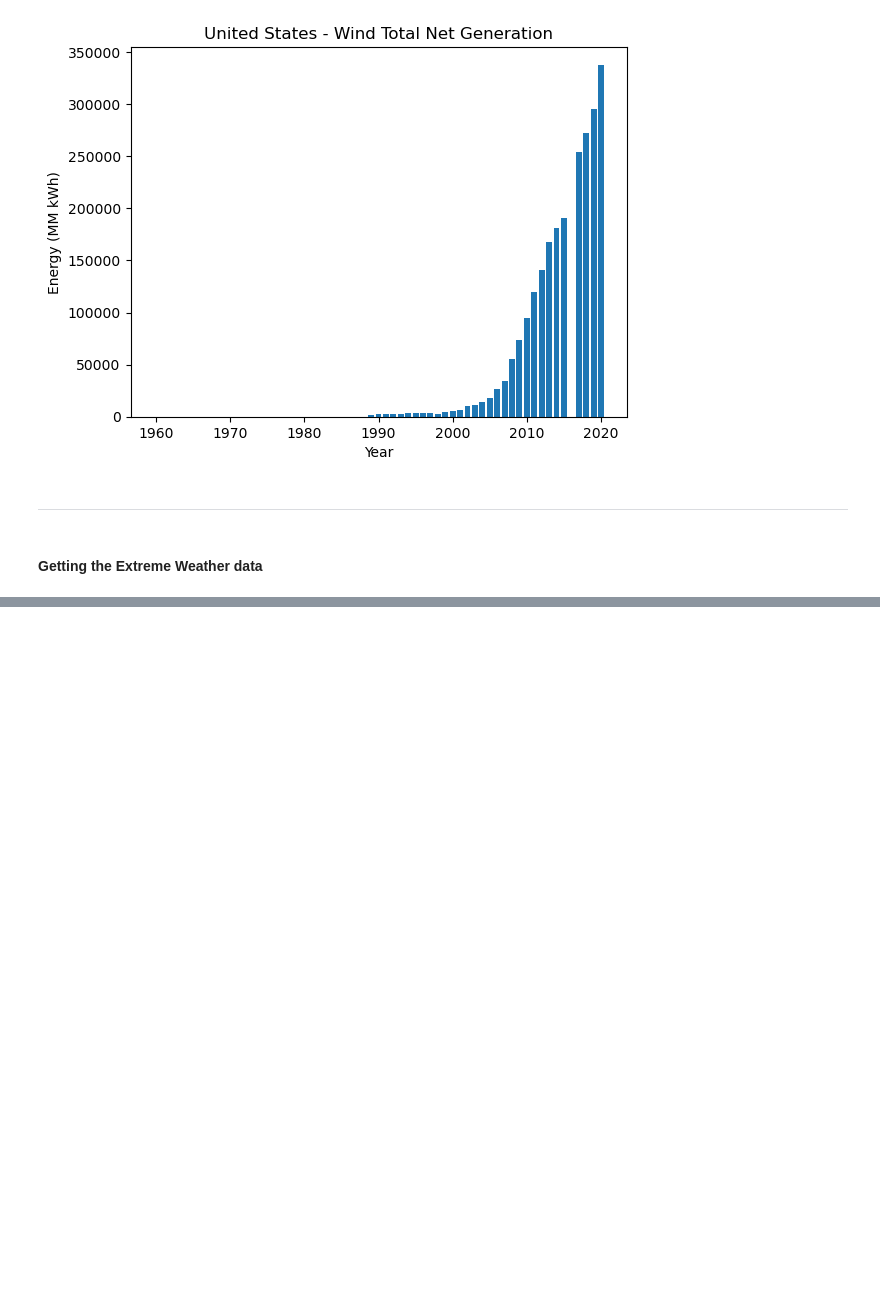
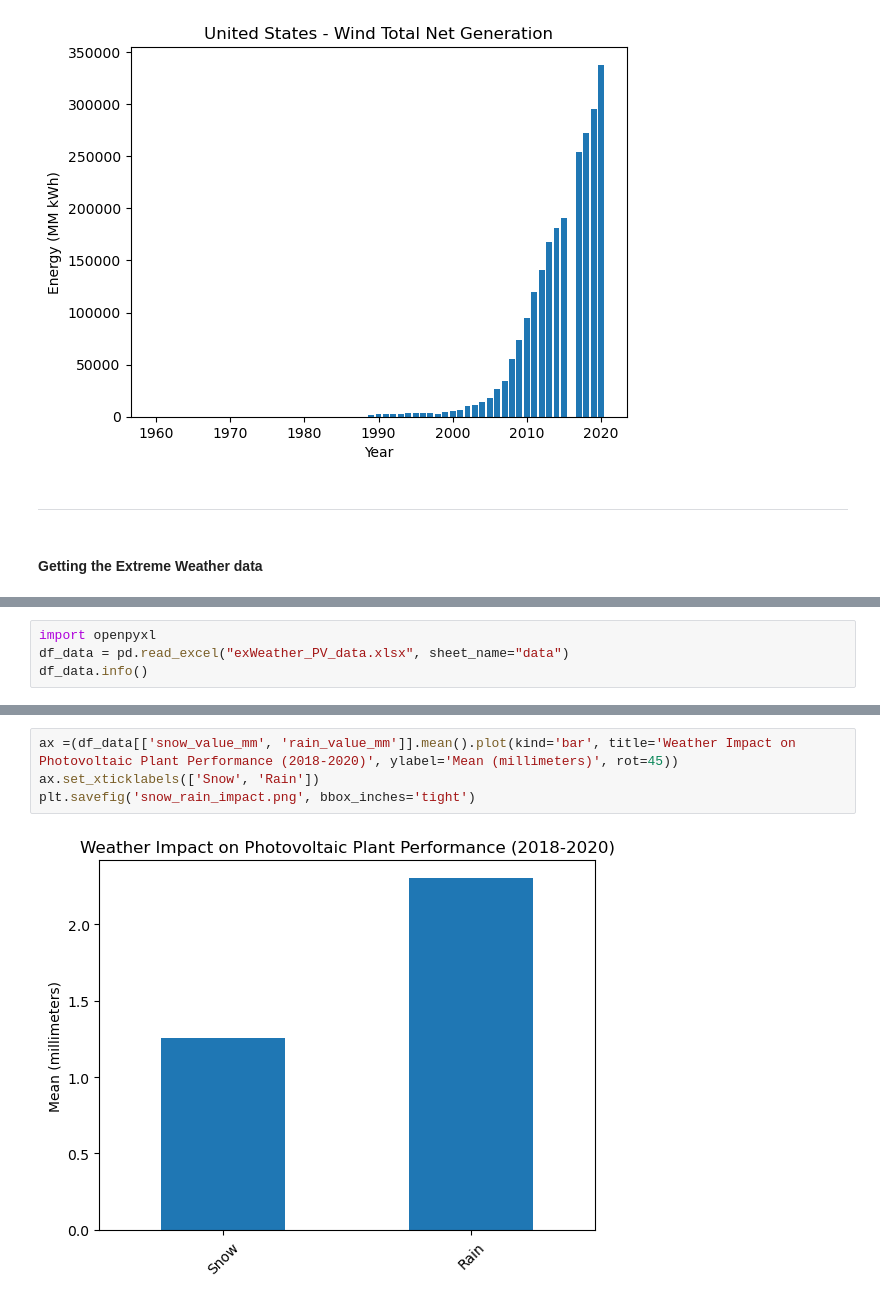
Before and after one commit to mcarbajal2/IFI8420-Assignments, a Jupyter notebook: Final Project/final_project.ipynb, the cells around one changed output, grey strips where cells are left out. Cells and saved outputs as stored; diff of their text form; blank space fills up the shorter version.

```diff
--- a/Final Project/final_project.ipynb
+++ b/Final Project/final_project.ipynb
@@ -252,0 +257,4 @@ plt.show()
+# %%
+import openpyxl
+df_data = pd.read_excel("exWeather_PV_data.xlsx", sheet_name="data")
+df_data.info()
@@ -252,0 +341,6 @@ plt.show()
+# %%
+ax =(df_data[['snow_value_mm', 'rain_value_mm']].mean().plot(kind='bar', title='Weather Impact on Photovoltaic Plant Performance (2018-2020)', ylabel='Mean (millimeters)', rot=45))
+ax.set_xticklabels(['Snow', 'Rain'])
+plt.savefig('snow_rain_impact.png', bbox_inches='tight')
+# %% [output]
+[figure, added]
```
Also changed, not shown: parts of 34 cells of this notebook, 4 other files.
